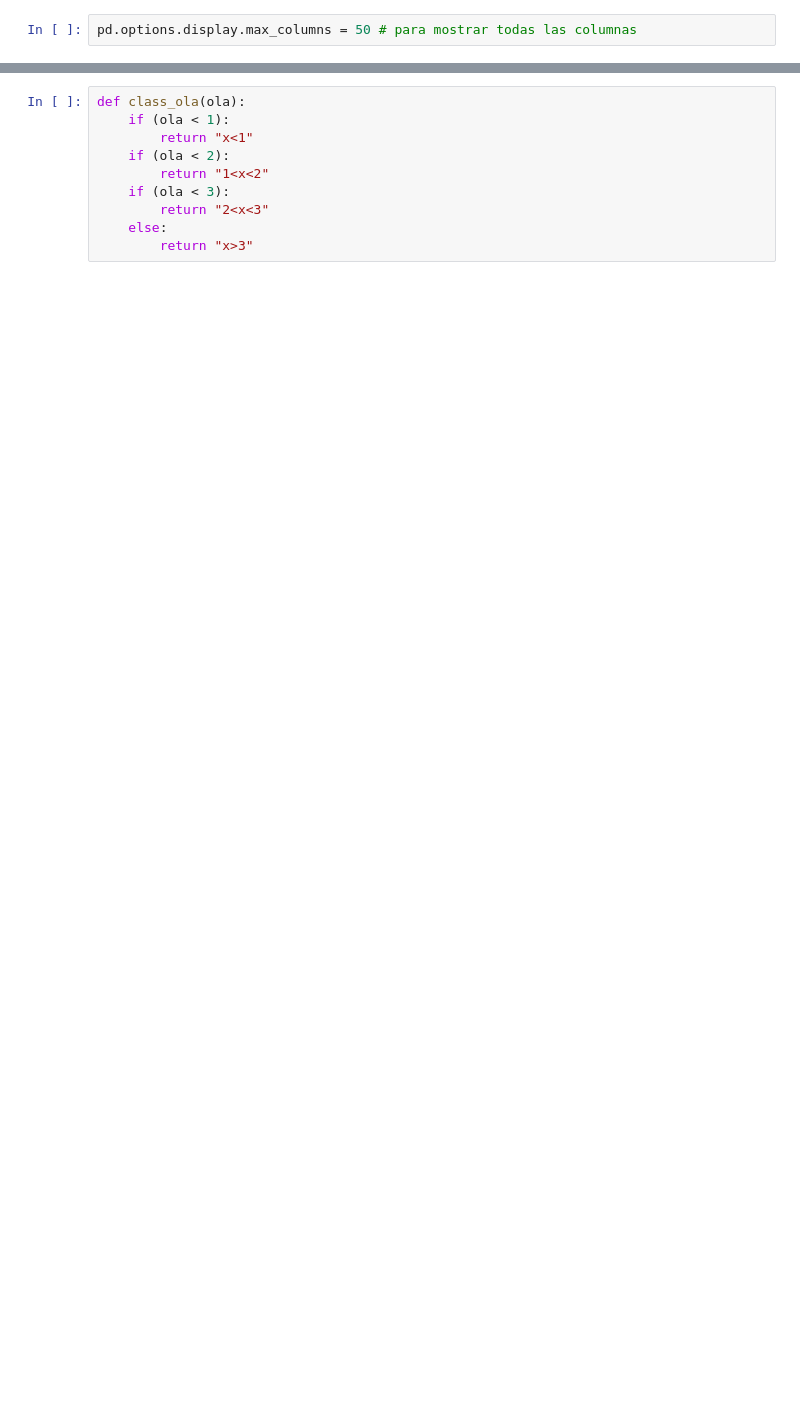
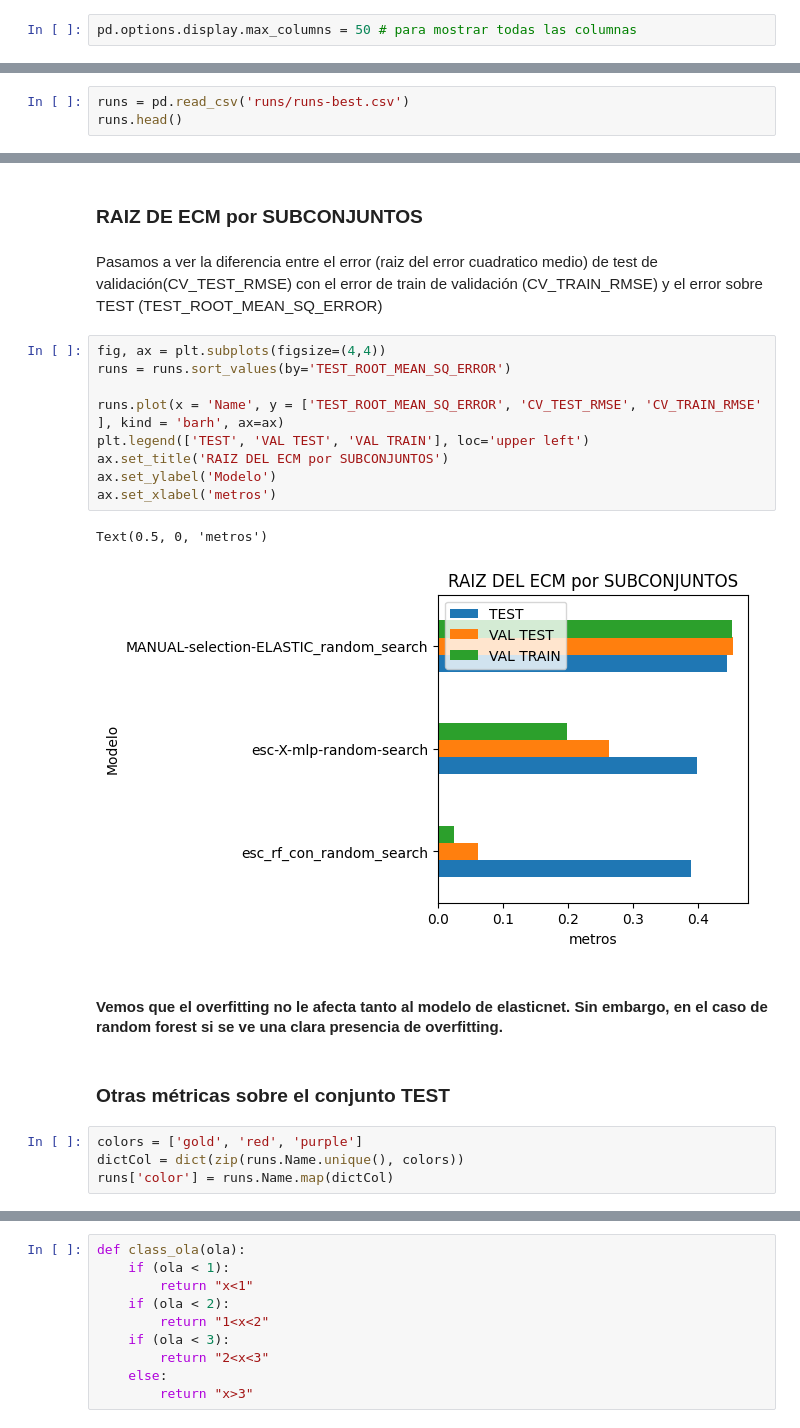
Before and after one commit to MarioBaldocchi/PD, a Jupyter notebook: modelos/evaluacion/evaluacion-best.ipynb, the cells around one changed output, grey strips where cells are left out. Drawn from its saved outputs; the diff is of its cells as text; blank space fills up the shorter version.

Commit message:
Evaluacion best empezada

```diff
--- a/modelos/evaluacion/evaluacion-best.ipynb
+++ b/modelos/evaluacion/evaluacion-best.ipynb
@@ -25,0 +20,3 @@ X_test = X_test.drop(columns=["Temperatura", 'wspd', 'anio', 'mes', 'dia', 'hora
+# %%
+runs = pd.read_csv('runs/runs-best.csv')
+runs.head()
@@ -25,0 +28,24 @@ X_test = X_test.drop(columns=["Temperatura", 'wspd', 'anio', 'mes', 'dia', 'hora
+# %% [markdown]
+### RAIZ DE ECM por SUBCONJUNTOS
+# %% [markdown]
+Pasamos a ver la diferencia entre el error (raiz del error cuadratico medio) de test de validación(CV_TEST_RMSE) con el error de train de validación (CV_TRAIN_RMSE) y el error sobre TEST (TEST_ROOT_MEAN_SQ_ERROR)
+# %%
+fig, ax = plt.subplots(figsize=(4,4))
+runs = runs.sort_values(by='TEST_ROOT_MEAN_SQ_ERROR')
+
+runs.plot(x = 'Name', y = ['TEST_ROOT_MEAN_SQ_ERROR', 'CV_TEST_RMSE', 'CV_TRAIN_RMSE' ], kind = 'barh', ax=ax)
+plt.legend(['TEST', 'VAL TEST', 'VAL TRAIN'], loc='upper left')
+ax.set_title('RAIZ DEL ECM por SUBCONJUNTOS')
+ax.set_ylabel('Modelo')
+ax.set_xlabel('metros')
+# %% [output]
+Text(0.5, 0, 'metros')
+[figure, added]
+# %% [markdown]
+#### Vemos que el overfitting no le afecta tanto al modelo de elasticnet. Sin embargo, en el caso de random forest si se ve una clara presencia de overfitting.
+# %% [markdown]
+### Otras métricas sobre el conjunto TEST
+# %%
+colors = ['gold', 'red', 'purple']
+dictCol = dict(zip(runs.Name.unique(), colors))
+runs['color'] = runs.Name.map(dictCol)
```
Also changed, not shown: parts of 58 cells of this notebook, 1 other file.
